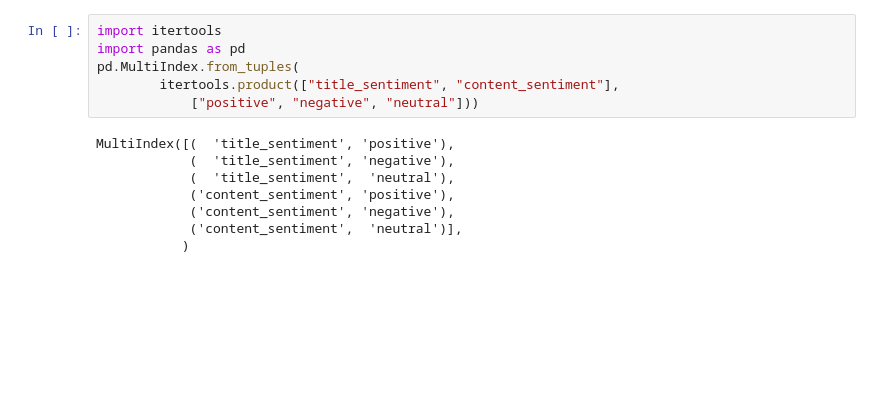
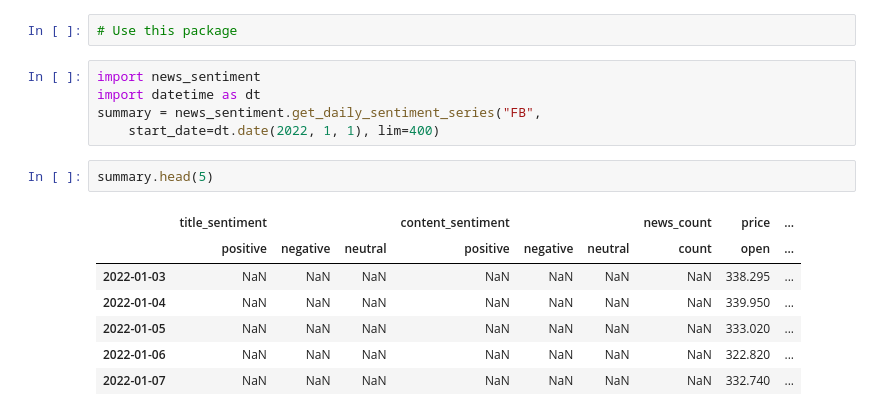
Before and after one commit to pauljhp/StockSentimentAnalysis, a Jupyter notebook: tutorial.ipynb, the cells around one changed output. Drawn from its saved outputs; the diff is of its cells as text; blank space fills up the shorter version.

```diff
--- a/tutorial.ipynb
+++ b/tutorial.ipynb
@@ -121,14 +1,17 @@ TypeError: 'Period' object is not subscriptable
-# %%
-import itertools
-import pandas as pd
-pd.MultiIndex.from_tuples(
-        itertools.product(["title_sentiment", "content_sentiment"],
-            ["positive", "negative", "neutral"]))
-# %% [output]
-MultiIndex([(  'title_sentiment', 'positive'),
-            (  'title_sentiment', 'negative'),
-            (  'title_sentiment',  'neutral'),
-            ('content_sentiment', 'positive'),
-            ('content_sentiment', 'negative'),
-            ('content_sentiment',  'neutral')],
-           )
+# %%
+# Use this package
+# %%
+import news_sentiment
+import datetime as dt
+summary = news_sentiment.get_daily_sentiment_series("FB",
+    start_date=dt.date(2022, 1, 1), lim=400)
+# %%
+summary.head(5)
+# %% [output]
+|  | title_sentiment |  |  | content_sentiment |  |  | news_count | price | ... |
+|  | positive | negative | neutral | positive | negative | neutral | count | open | ... |
+| 2022-01-03 | NaN | NaN | NaN | NaN | NaN | NaN | NaN | 338.295 | ... |
+| 2022-01-04 | NaN | NaN | NaN | NaN | NaN | NaN | NaN | 339.950 | ... |
+| 2022-01-05 | NaN | NaN | NaN | NaN | NaN | NaN | NaN | 333.020 | ... |
+| 2022-01-06 | NaN | NaN | NaN | NaN | NaN | NaN | NaN | 322.820 | ... |
+| 2022-01-07 | NaN | NaN | NaN | NaN | NaN | NaN | NaN | 332.740 | ... |
```
Also changed, not shown: parts of 12 cells of this notebook, 2 other files.
